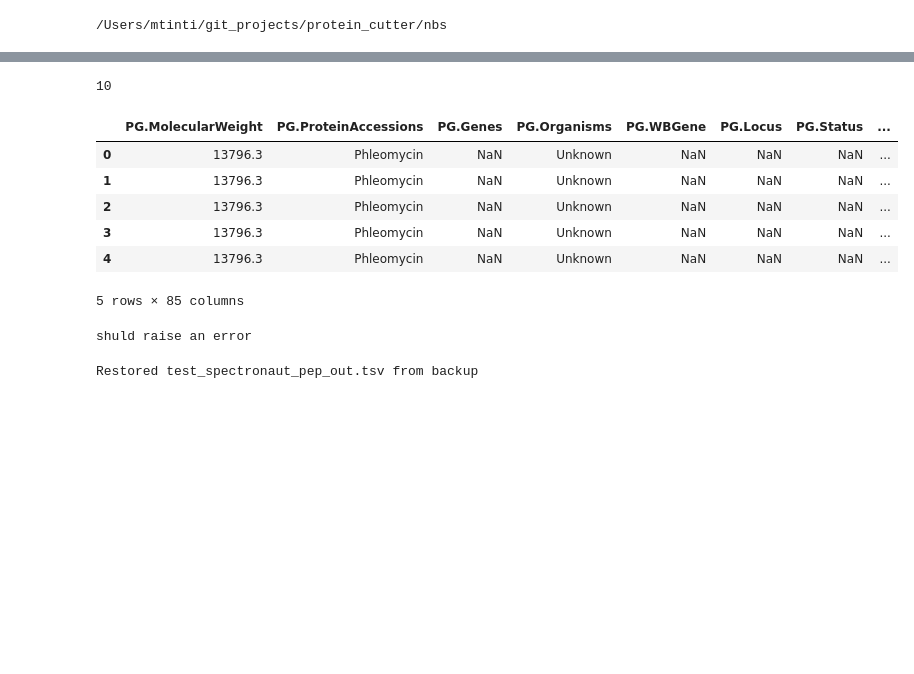
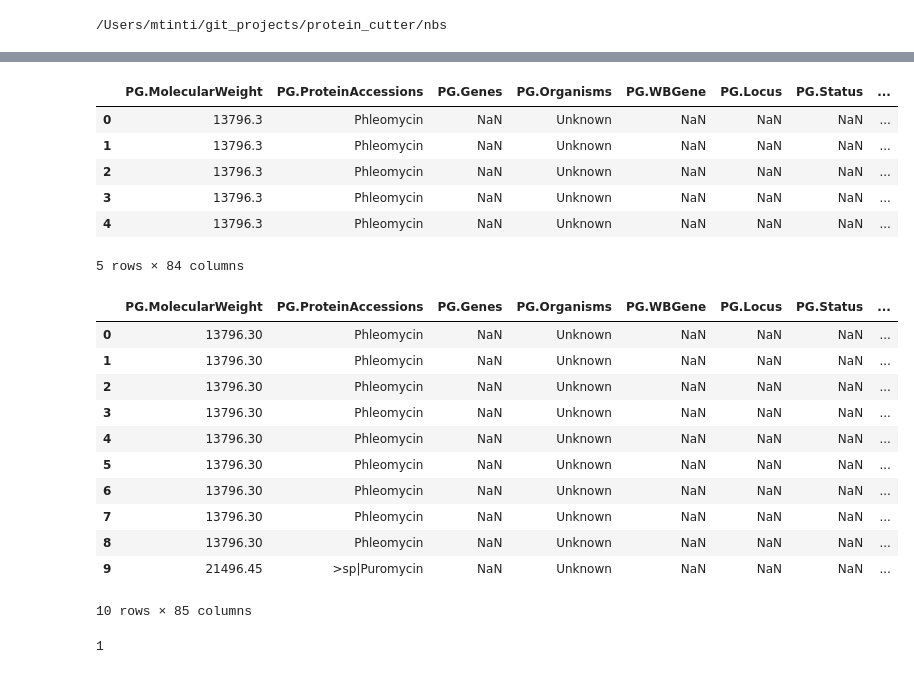
Before and after one commit to mtinti/protein_cutter, a Jupyter notebook: nbs/00_core.ipynb, the cells around one changed output, grey strips where cells are left out. Cells and saved outputs as stored; diff of their text form; code cells hidden in the pictures; blank space fills up the shorter version.

```diff
--- a/nbs/00_core.ipynb
+++ b/nbs/00_core.ipynb
@@ -544,2 +637,0 @@ def annotate_peptides_inplace(
-# %%
-canonical = set(['DASGPAMTEIGEQPWGR', 'DVAGAVEFWTDR'])
@@ -572,4 +637,0 @@ spc_out.head()
-# %%
-annotate_peptides_inplace(TEST_DATA / "test_spectronaut_pep_out.tsv", canonical)
-# %% [output]
-10
@@ -576,5 +751,8 @@ annotate_peptides_inplace(TEST_DATA / "test_spectronaut_pep_out.tsv", canonical)
 # %%
-spc_out = pd.read_csv(TEST_DATA / 'test_spectronaut_pep_out.tsv',sep='\t')
+#| hide
+uniprot_peps = set(['DASGPAMTEIGEQPWGR', 'DVAGAVEFWTDR'])
+spc_out = pd.read_csv(TEST_DATA / 'test_spectronaut_pep.tsv',sep='\t')
+spc_out['PEP.StrippedSequence']
 spc_out.head()
 # %% [output]
 |  | PG.MolecularWeight | PG.ProteinAccessions | PG.Genes | PG.Organisms | PG.WBGene | PG.Locus | PG.Status | ... |
@@ -583,19 +761,29 @@ spc_out.head()
 | 2 | 13796.3 | Phleomycin | NaN | Unknown | NaN | NaN | NaN | ... |
 | 3 | 13796.3 | Phleomycin | NaN | Unknown | NaN | NaN | NaN | ... |
 | 4 | 13796.3 | Phleomycin | NaN | Unknown | NaN | NaN | NaN | ... |
-5 rows × 85 columns
+5 rows × 84 columns
-# %%
-try:
-    annotate_peptides_inplace(TEST_DATA / "test_spectronaut_pep_out.tsv", canonical)
-except:
-    print('shuld raise an error')
-# %% [output]
-shuld raise an error
-# %%
-src = TEST_DATA / "test_spectronaut_pep_out.tsv.bk"
-dst = TEST_DATA / "test_spectronaut_pep_out.tsv"
-
-shutil.copy(src, dst)
-print(f"Restored {dst.name} from backup")
-# %% [output]
-Restored test_spectronaut_pep_out.tsv from backup
+# %%
+#| hide
+flag_proprietary_peptides_from_set(TEST_DATA / "test_spectronaut_pep.tsv",
+                  TEST_DATA / "test_spectronaut_pep_annoated.tsv",
+                  uniprot_peps
+                  )
+spc_out = pd.read_csv(TEST_DATA / 'test_spectronaut_pep_annoated.tsv',sep='\t')
+spc_out.head(10)
+# %% [output]
+|  | PG.MolecularWeight | PG.ProteinAccessions | PG.Genes | PG.Organisms | PG.WBGene | PG.Locus | PG.Status | ... |
+| 0 | 13796.30 | Phleomycin | NaN | Unknown | NaN | NaN | NaN | ... |
+| 1 | 13796.30 | Phleomycin | NaN | Unknown | NaN | NaN | NaN | ... |
+| 2 | 13796.30 | Phleomycin | NaN | Unknown | NaN | NaN | NaN | ... |
+| 3 | 13796.30 | Phleomycin | NaN | Unknown | NaN | NaN | NaN | ... |
+| 4 | 13796.30 | Phleomycin | NaN | Unknown | NaN | NaN | NaN | ... |
+| 5 | 13796.30 | Phleomycin | NaN | Unknown | NaN | NaN | NaN | ... |
+| 6 | 13796.30 | Phleomycin | NaN | Unknown | NaN | NaN | NaN | ... |
+| 7 | 13796.30 | Phleomycin | NaN | Unknown | NaN | NaN | NaN | ... |
+| 8 | 13796.30 | Phleomycin | NaN | Unknown | NaN | NaN | NaN | ... |
+| 9 | 21496.45 | >sp|Puromycin | NaN | Unknown | NaN | NaN | NaN | ... |
+10 rows × 85 columns
+# %%
+print(1)
+# %% [output]
+1
```
Also changed, not shown: parts of 36 cells of this notebook, 9 other files.
